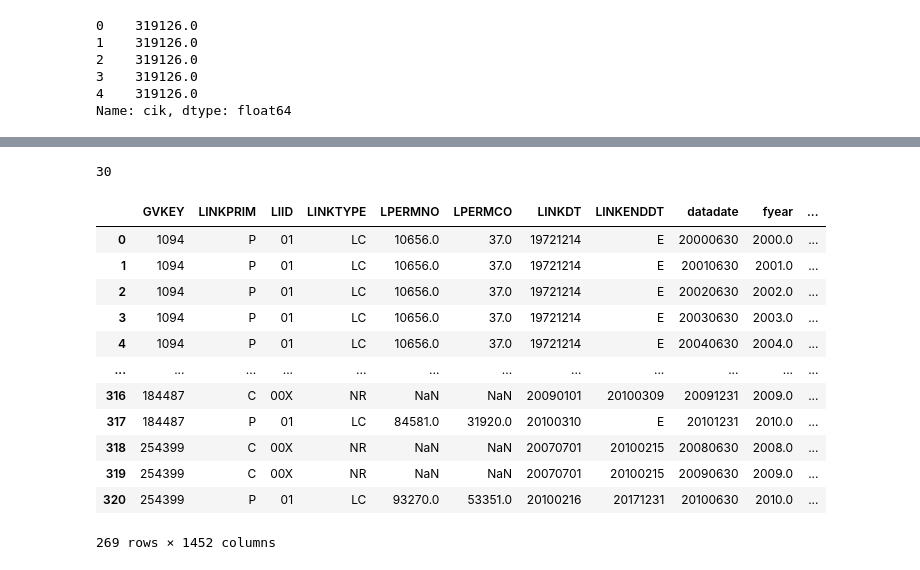
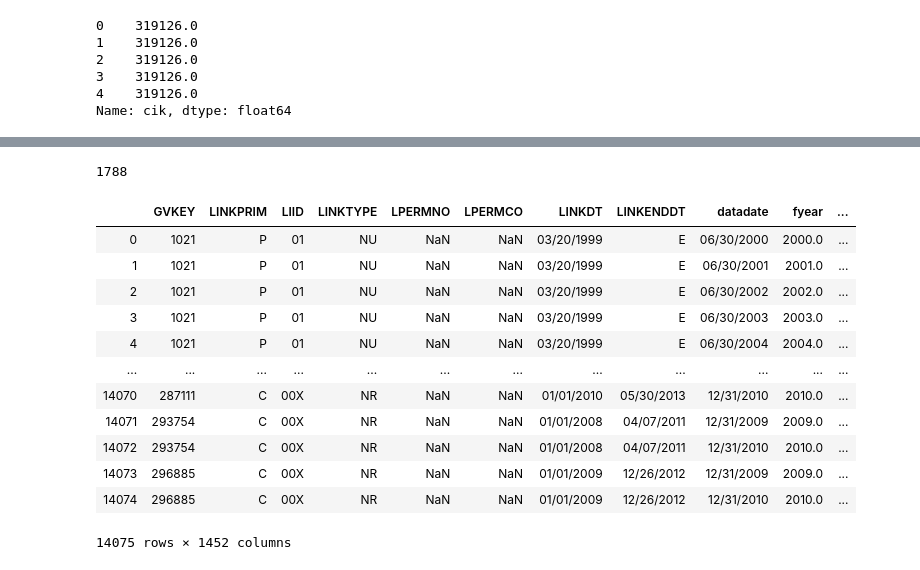
Before and after one commit to hannahho11/predict_bankruptcy, a Jupyter notebook: bankrupt_initial_eda.ipynb, the cells around one changed output, grey strips where cells are left out. Drawn from its saved outputs; the diff is of its cells as text; code cells hidden in the pictures.

Commit message:
merged fundamental and bankruptcy

```diff
--- a/bankrupt_initial_eda.ipynb
+++ b/bankrupt_initial_eda.ipynb
@@ -3,6 +4,6 @@ import pandas as pd
 # %%
 # CSV of publically traded healthcare companies as classified by GIC subindustry codes
-df = pd.read_csv('healthcare_fundamentals_v2.csv') #update w/ latest version
+df = pd.read_csv('healthcare_fundamentals_v3.csv') #update w/ latest version
 # %%
 #list(df.columns) #cusip, gvkey, lpermno, sic
 df['cik']
@@ -77,0 +79,5 @@ df_bankrupt['COMPANY_FKEY'].nunique()
+# %%
+#filter for 2000-2010
+mask = (pd.to_datetime(df_bankrupt['BANK_BEGIN_DATE']).dt.year >1999) &  (pd.to_datetime(df_bankrupt['BANK_BEGIN_DATE']).dt.year < 2011)
+# %%
+df_bankrupt_2000 = df_bankrupt[mask]
@@ -78,22 +100,24 @@ df_bankrupt['COMPANY_FKEY'].nunique()
 # %%
-df_merge = df.merge(df_bankrupt, left_on = 'cik', right_on = 'COMPANY_FKEY', suffixes = ('_fundam', '_bank'))
+df_merge = pd.merge(df, df_bankrupt_2000, left_on = 'cik', right_on = 'COMPANY_FKEY', suffixes = ('_fundam', '_bank'), how = 'left')
 df_merge['cik'].nunique()
 # %% [output]
-30
+1788
 # %%
-df_merge_11 = df_merge[df_merge['BANKRUPTCY_TYPE']==11]
-df_merge_11
+# df_merge_11 = df_merge[df_merge['BANKRUPTCY_TYPE']==11]
+# df_merge_11
-# %% [output]
-|  | GVKEY | LINKPRIM | LIID | LINKTYPE | LPERMNO | LPERMCO | LINKDT | LINKENDDT | datadate | fyear | ... |
-| 0 | 1094 | P | 01 | LC | 10656.0 | 37.0 | 19721214 | E | 20000630 | 2000.0 | ... |
-| 1 | 1094 | P | 01 | LC | 10656.0 | 37.0 | 19721214 | E | 20010630 | 2001.0 | ... |
-| 2 | 1094 | P | 01 | LC | 10656.0 | 37.0 | 19721214 | E | 20020630 | 2002.0 | ... |
-| 3 | 1094 | P | 01 | LC | 10656.0 | 37.0 | 19721214 | E | 20030630 | 2003.0 | ... |
-| 4 | 1094 | P | 01 | LC | 10656.0 | 37.0 | 19721214 | E | 20040630 | 2004.0 | ... |
-| ... | ... | ... | ... | ... | ... | ... | ... | ... | ... | ... | ... |
-| 316 | 184487 | C | 00X | NR | NaN | NaN | 20090101 | 20100309 | 20091231 | 2009.0 | ... |
-| 317 | 184487 | P | 01 | LC | 84581.0 | 31920.0 | 20100310 | E | 20101231 | 2010.0 | ... |
-| 318 | 254399 | C | 00X | NR | NaN | NaN | 20070701 | 20100215 | 20080630 | 2008.0 | ... |
-| 319 | 254399 | C | 00X | NR | NaN | NaN | 20070701 | 20100215 | 20090630 | 2009.0 | ... |
-| 320 | 254399 | P | 01 | LC | 93270.0 | 53351.0 | 20100216 | 20171231 | 20100630 | 2010.0 | ... |
-269 rows × 1452 columns
+# %%
+df_merge
+# %% [output]
+|  | GVKEY | LINKPRIM | LIID | LINKTYPE | LPERMNO | LPERMCO | LINKDT | LINKENDDT | datadate | fyear | ... |
+| 0 | 1021 | P | 01 | NU | NaN | NaN | 03/20/1999 | E | 06/30/2000 | 2000.0 | ... |
+| 1 | 1021 | P | 01 | NU | NaN | NaN | 03/20/1999 | E | 06/30/2001 | 2001.0 | ... |
+| 2 | 1021 | P | 01 | NU | NaN | NaN | 03/20/1999 | E | 06/30/2002 | 2002.0 | ... |
+| 3 | 1021 | P | 01 | NU | NaN | NaN | 03/20/1999 | E | 06/30/2003 | 2003.0 | ... |
+| 4 | 1021 | P | 01 | NU | NaN | NaN | 03/20/1999 | E | 06/30/2004 | 2004.0 | ... |
+| ... | ... | ... | ... | ... | ... | ... | ... | ... | ... | ... | ... |
+| 14070 | 287111 | C | 00X | NR | NaN | NaN | 01/01/2010 | 05/30/2013 | 12/31/2010 | 2010.0 | ... |
+| 14071 | 293754 | C | 00X | NR | NaN | NaN | 01/01/2008 | 04/07/2011 | 12/31/2009 | 2009.0 | ... |
+| 14072 | 293754 | C | 00X | NR | NaN | NaN | 01/01/2008 | 04/07/2011 | 12/31/2010 | 2010.0 | ... |
+| 14073 | 296885 | C | 00X | NR | NaN | NaN | 01/01/2009 | 12/26/2012 | 12/31/2009 | 2009.0 | ... |
+| 14074 | 296885 | C | 00X | NR | NaN | NaN | 01/01/2009 | 12/26/2012 | 12/31/2010 | 2010.0 | ... |
+14075 rows × 1452 columns
```
Also changed, not shown: parts of 17 cells of this notebook, 4 other files.
